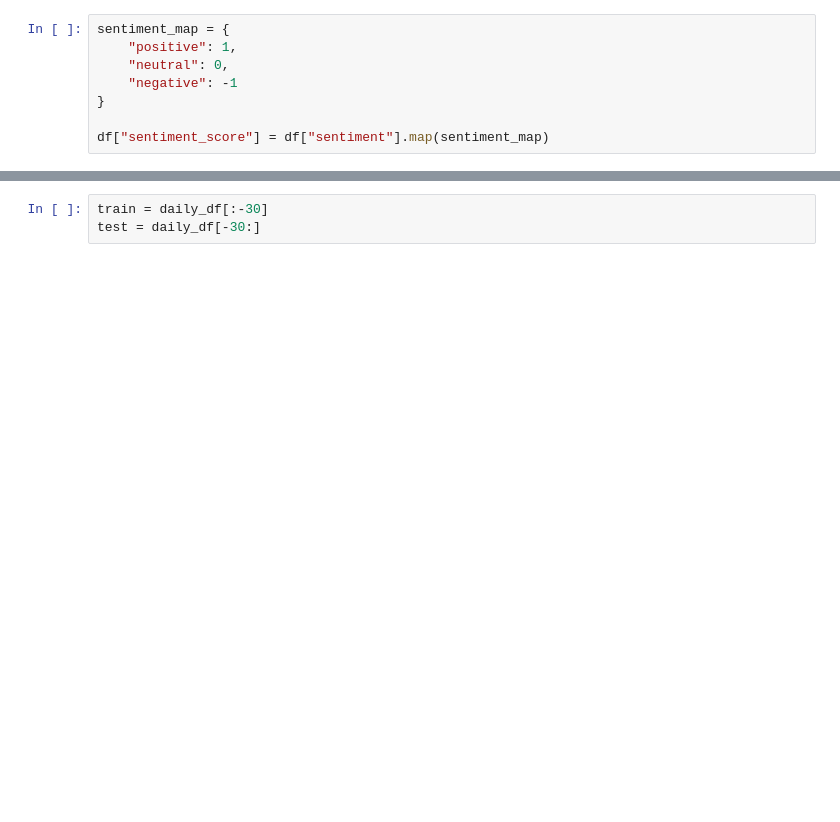
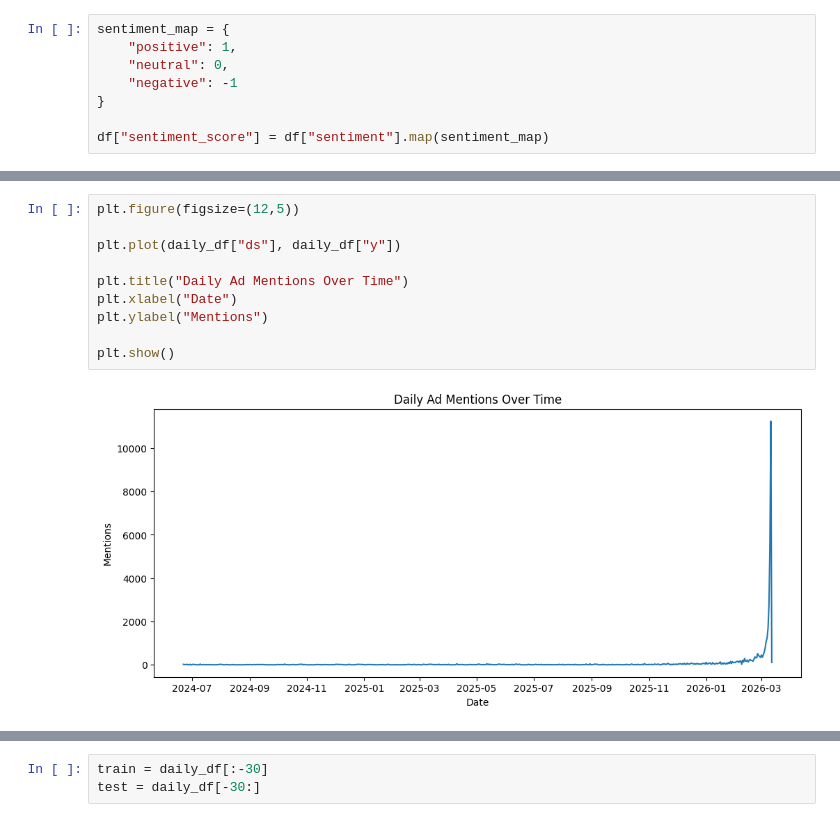
Before and after one commit to krishnans4132/data-driven-targeted-advertising, a Jupyter notebook: notebook/07_Time-Series Forecasting.ipynb, the cells around one changed output, grey strips where cells are left out. Drawn from its saved outputs; the diff is of its cells as text; blank space fills up the shorter version.

```diff
--- a/notebook/07_Time-Series Forecasting.ipynb
+++ b/notebook/07_Time-Series Forecasting.ipynb
@@ -39,0 +62,12 @@ daily_df.head()
+# %%
+plt.figure(figsize=(12,5))
+
+plt.plot(daily_df["ds"], daily_df["y"])
+
+plt.title("Daily Ad Mentions Over Time")
+plt.xlabel("Date")
+plt.ylabel("Mentions")
+
+plt.show()
+# %% [output]
+[figure, added]
```
Also changed, not shown: parts of 22 cells of this notebook, 1 other file.
